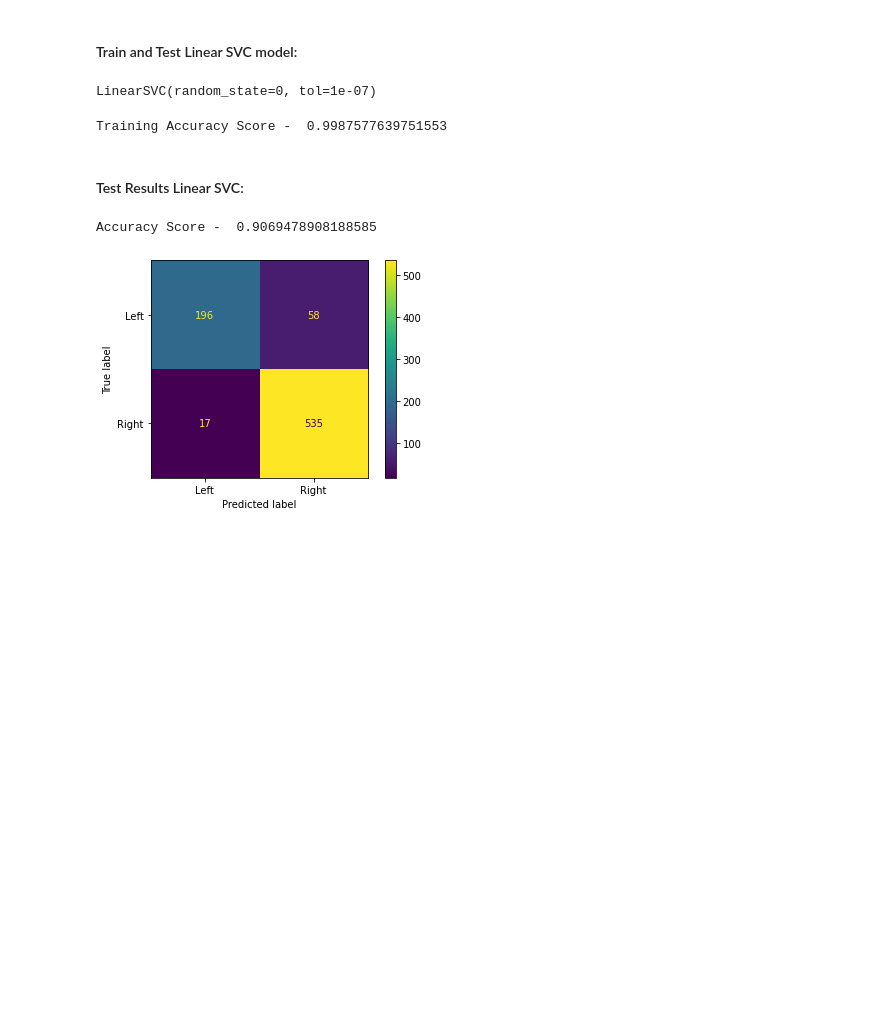
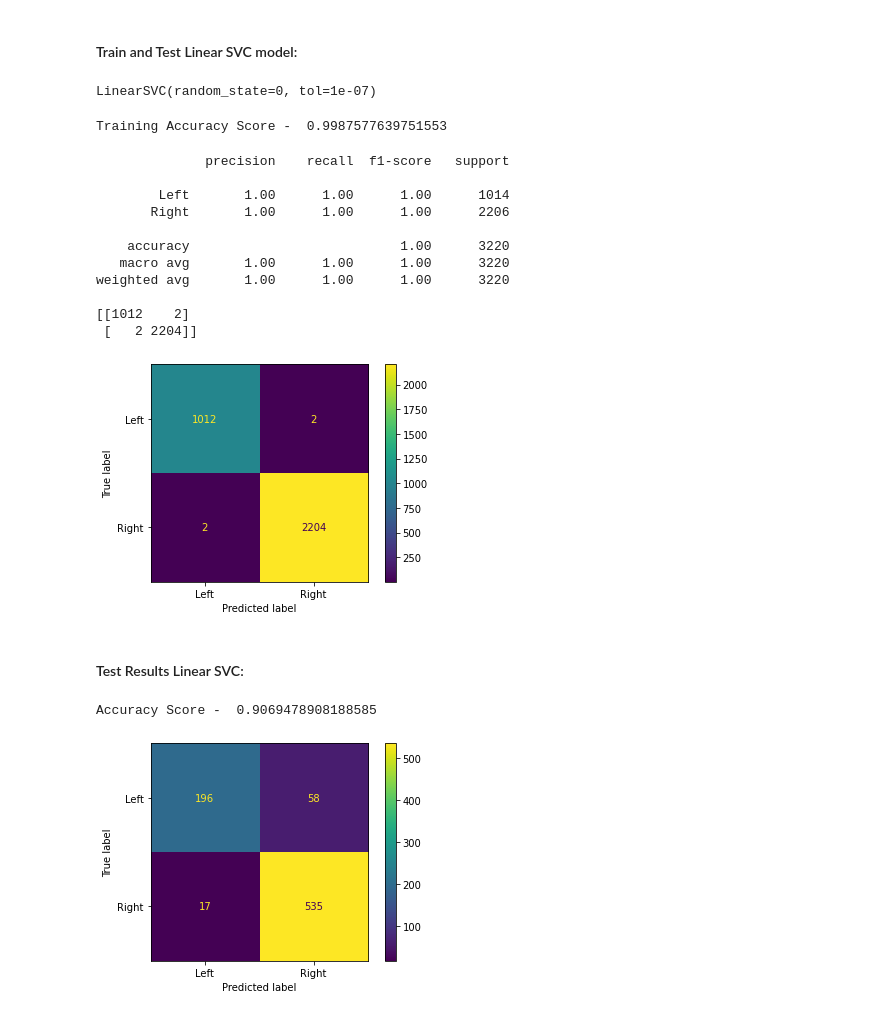
Before and after one commit to fausa/Bias_Detection_in_Journalism, a Jupyter notebook: deliverables/ADS509_FausA_PREPROCESS_EDA_MODELING.ipynb, the cells around one changed output. Saved outputs shown, nothing was run; the diff lists cells and outputs as text; code cells hidden in the pictures; blank space fills up the shorter version.

```diff
--- a/deliverables/ADS509_FausA_PREPROCESS_EDA_MODELING.ipynb
+++ b/deliverables/ADS509_FausA_PREPROCESS_EDA_MODELING.ipynb
@@ -902,6 +902,29 @@ Y_train_pred = model1.predict(X_train_tf)
 print ('Training Accuracy Score - ', accuracy_score(Y_train, Y_train_pred))
 # %% [output]
 Training Accuracy Score -  0.9987577639751553
+# %%
+train_svc_pred_cm = confusion_matrix(Y_train, Y_train_pred)
+
+print(classification_report(Y_train, Y_train_pred))
+print(train_svc_pred_cm)
+
+train_svc_pred_cm_calc = ConfusionMatrixDisplay(confusion_matrix=train_svc_pred_cm,
+                                          display_labels=model1.classes_)
+train_svc_pred_cm_calc.plot()
+plt.show()
+# %% [output]
+              precision    recall  f1-score   support
+
+        Left       1.00      1.00      1.00      1014
+       Right       1.00      1.00      1.00      2206
+
+    accuracy                           1.00      3220
+   macro avg       1.00      1.00      1.00      3220
+weighted avg       1.00      1.00      1.00      3220
+
+[[1012    2]
+ [   2 2204]]
+[figure, added]
 # %% [markdown]
 #### Test Results Linear SVC:
 # %%
```
Also changed, not shown: parts of 4 cells of this notebook.
